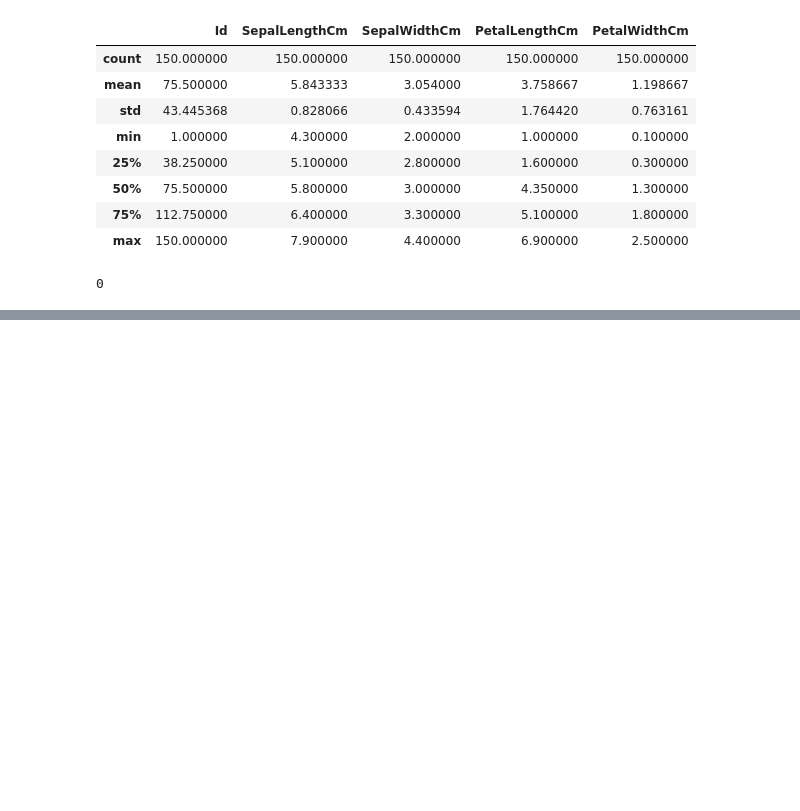
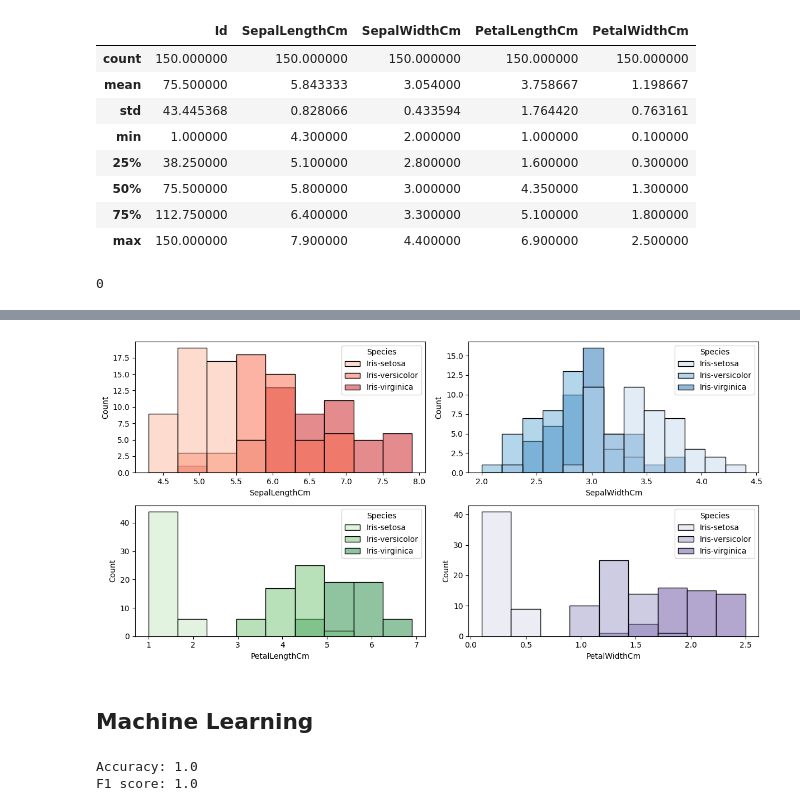
Before and after one commit to gautampatil01/Iris-flower-classification, a Jupyter notebook: Iris_Flower_Classification.ipynb, the cells around one changed output, grey strips where cells are left out. Cells and saved outputs as stored; diff of their text form; code cells hidden in the pictures; blank space fills up the shorter version.

```diff
--- a/Iris_Flower_Classification.ipynb
+++ b/Iris_Flower_Classification.ipynb
@@ -74,0 +138,12 @@ We have
+# %%
+fig, ax = plt.subplots(2,2, figsize = (12,6))
+sns.histplot(x = df['SepalLengthCm'], ax = ax[0,0], palette = "Reds", hue = df['Species'])
+sns.histplot(x = df['SepalWidthCm'], ax = ax[0,1], palette = 'Blues', hue = df['Species'])
+sns.histplot(x = df['PetalLengthCm'], ax = ax[1,0], palette = 'Greens', hue = df['Species'])
+sns.histplot(x = df['PetalWidthCm'], ax = ax[1,1], palette = 'Purples', hue = df['Species'])
+plt.tight_layout()
+plt.show()
+# %% [output]
+[figure, added]
+# %% [markdown]
+## Machine Learning
@@ -74,0 +161,12 @@ We have
+# %%
+logistic_c = LogisticRegression()
+logistic_c.fit(x_train, y_train)
+log_y_pred = logistic_c.predict(x_test)
+
+accuracy = accuracy_score(y_test, log_y_pred)
+print(f"Accuracy: {accuracy}")
+f1 = f1_score(y_test, log_y_pred, average='weighted')
+print(f"F1 score: {f1}")
+# %% [output]
+Accuracy: 1.0
+F1 score: 1.0
```
Also changed, not shown: parts of 20 cells of this notebook.
